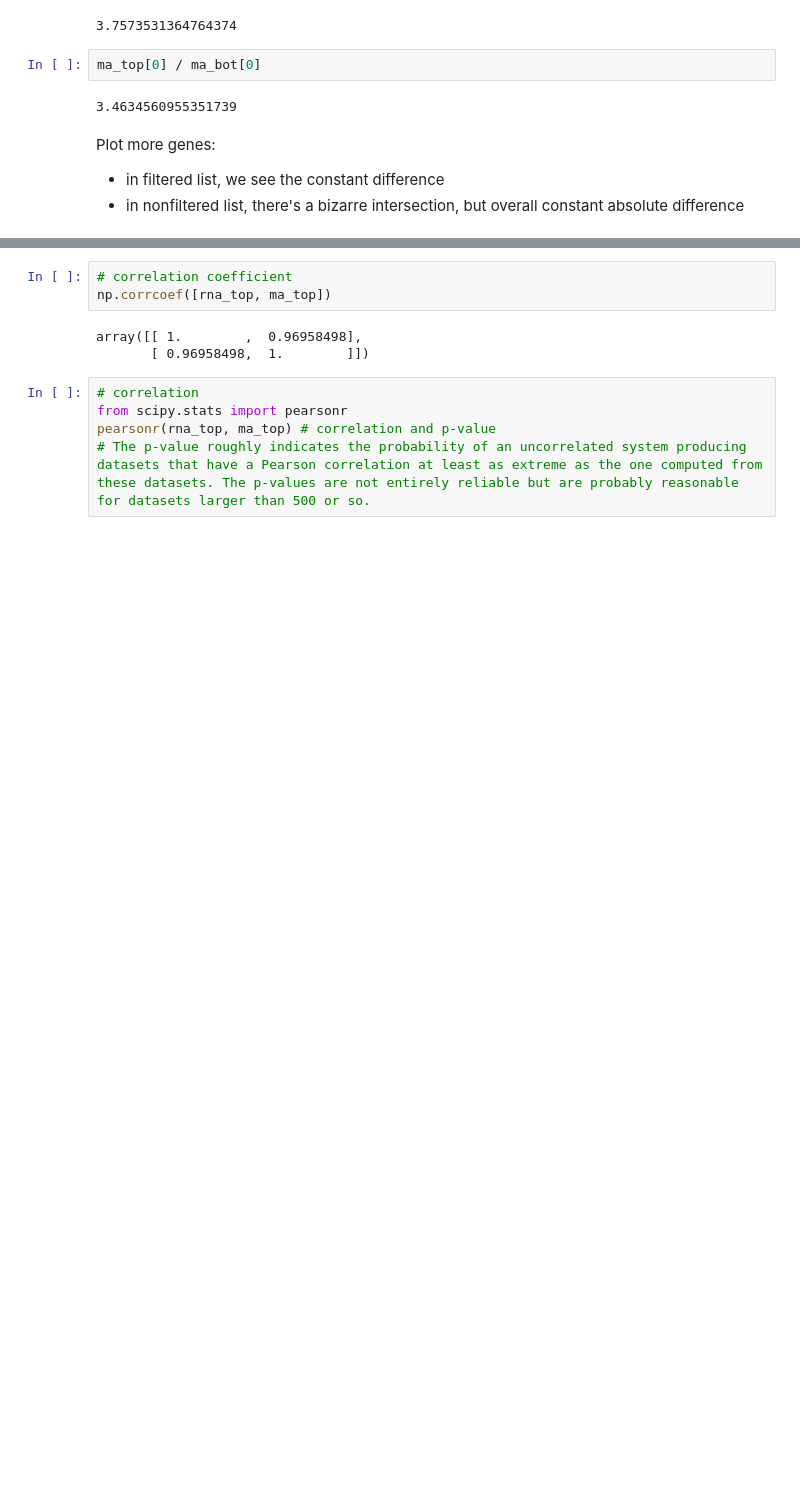
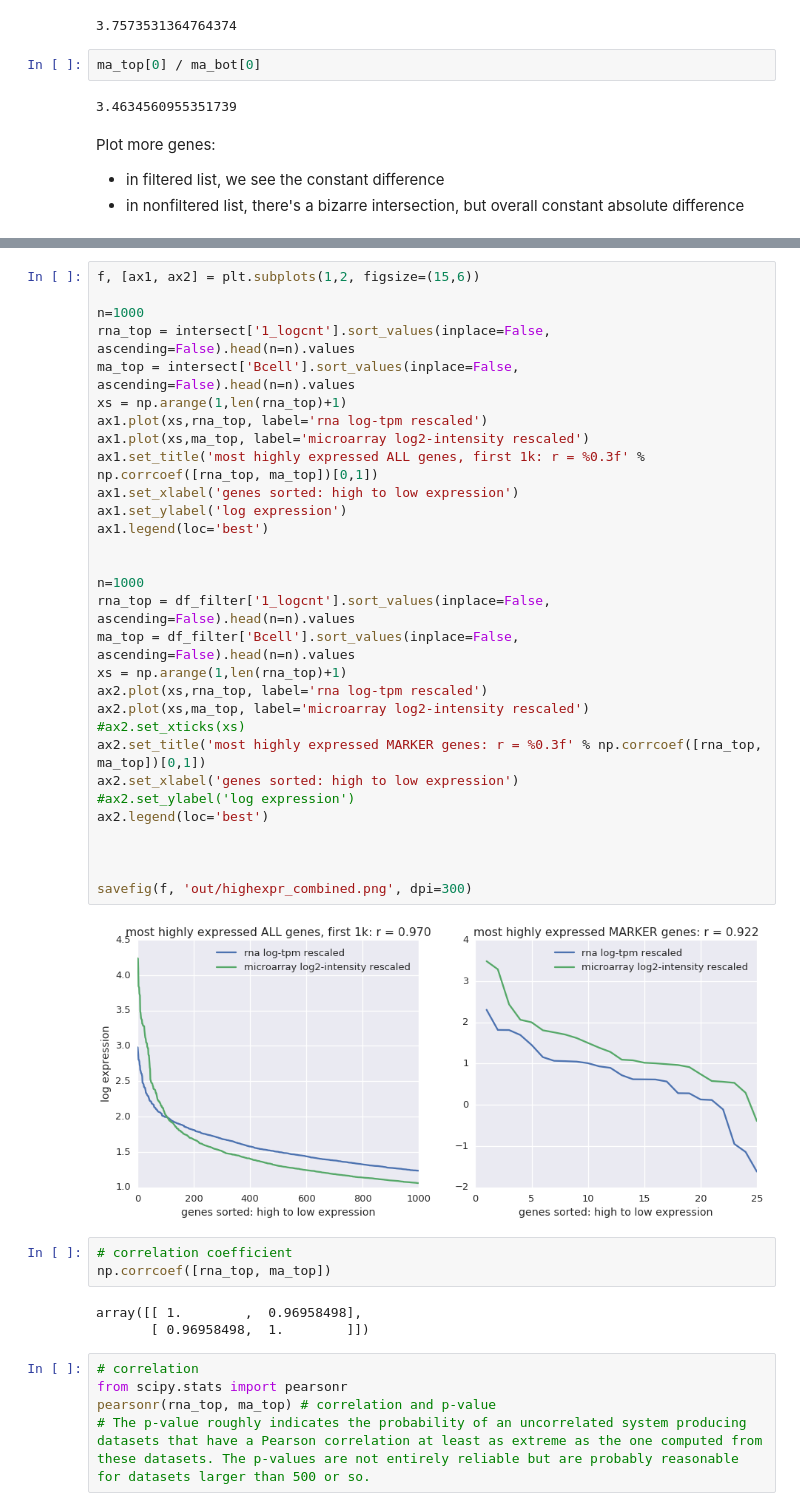
Before and after one commit to hammerlab/immune-infiltrate-explorations, a Jupyter notebook: compare_rnaseq/1 EDA.ipynb, the cells around one changed output, grey strips where cells are left out. Cells and saved outputs as stored; diff of their text form; blank space fills up the shorter version.

Commit message:
combined plot

```diff
--- a/compare_rnaseq/1 EDA.ipynb
+++ b/compare_rnaseq/1 EDA.ipynb
@@ -829,6 +829,38 @@ savefig(plt.gcf(), 'highexpr_allgenes.png', dpi=300)
 correlation: 0.969584976603
 slope: 1.58468684417
 [figure]
+# %%
+f, [ax1, ax2] = plt.subplots(1,2, figsize=(15,6))
+
+n=1000
+rna_top = intersect['1_logcnt'].sort_values(inplace=False, ascending=False).head(n=n).values
+ma_top = intersect['Bcell'].sort_values(inplace=False, ascending=False).head(n=n).values
+xs = np.arange(1,len(rna_top)+1)
+ax1.plot(xs,rna_top, label='rna log-tpm rescaled')
+ax1.plot(xs,ma_top, label='microarray log2-intensity rescaled')
+ax1.set_title('most highly expressed ALL genes, first 1k: r = %0.3f' % np.corrcoef([rna_top, ma_top])[0,1])
+ax1.set_xlabel('genes sorted: high to low expression')
+ax1.set_ylabel('log expression')
+ax1.legend(loc='best')
+
+
+n=1000
+rna_top = df_filter['1_logcnt'].sort_values(inplace=False, ascending=False).head(n=n).values
+ma_top = df_filter['Bcell'].sort_values(inplace=False, ascending=False).head(n=n).values
+xs = np.arange(1,len(rna_top)+1)
+ax2.plot(xs,rna_top, label='rna log-tpm rescaled')
+ax2.plot(xs,ma_top, label='microarray log2-intensity rescaled')
+#ax2.set_xticks(xs)
+ax2.set_title('most highly expressed MARKER genes: r = %0.3f' % np.corrcoef([rna_top, ma_top])[0,1])
+ax2.set_xlabel('genes sorted: high to low expression')
+#ax2.set_ylabel('log expression')
+ax2.legend(loc='best')
+
+
+
+savefig(f, 'out/highexpr_combined.png', dpi=300)
+# %% [output]
+[figure, added]
 # %%
 # correlation coefficient
 np.corrcoef([rna_top, ma_top])
```
Also changed, not shown: parts of 2 cells of this notebook, 1 other file.
